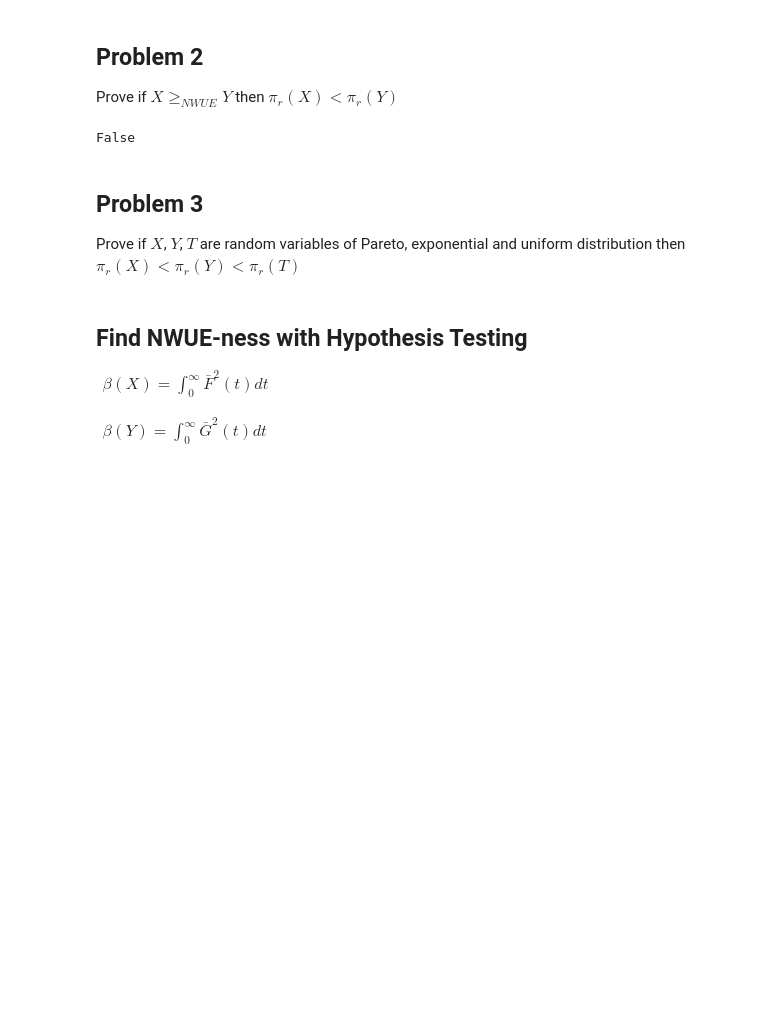
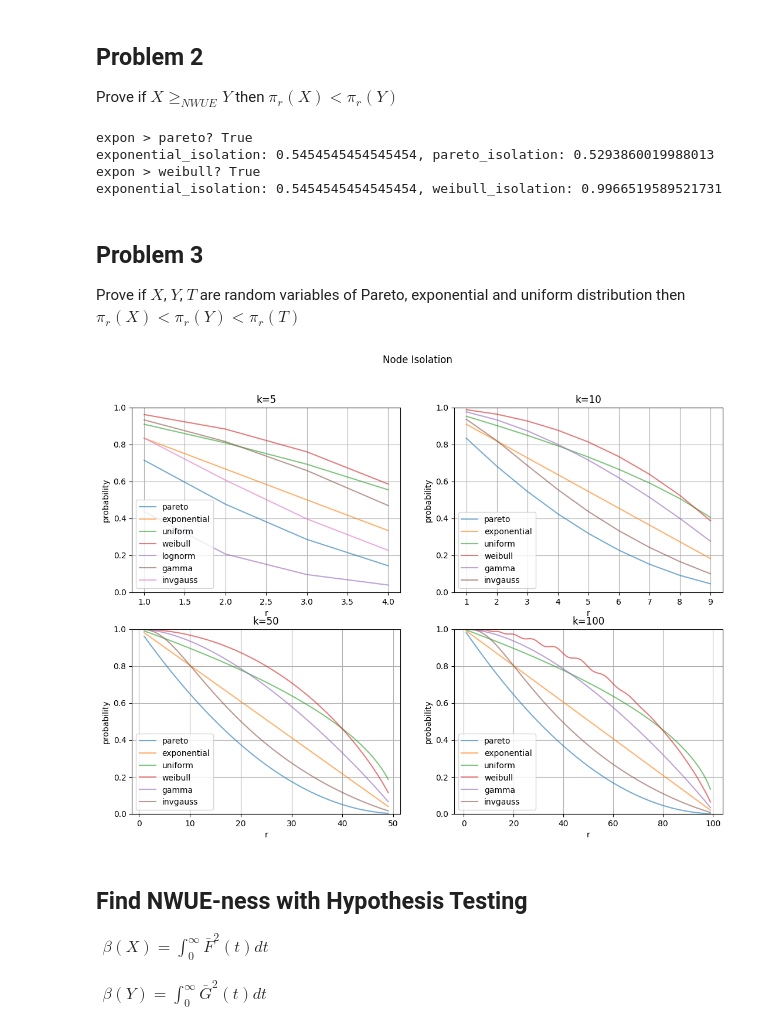
Before and after one commit to ILoveBacteria/model-node-lifetime, a Jupyter notebook: notebook.ipynb, the cells around one changed output. Drawn from its saved outputs; the diff is of its cells as text; code cells hidden in the pictures; blank space fills up the shorter version.

```diff
--- a/notebook.ipynb
+++ b/notebook.ipynb
@@ -95,39 +94,21 @@ def is_more_nwue(dist_x, dist_y) -> bool:
 ## Problem 2
 
 Prove if $X \geq_{NWUE} Y$ then $\pi_r(X) < \pi_r(Y)$
-# %%
-
-pareto_shape = 20.0
-weibull_shape = 20.0
-pareto_scale = 10
-weibull_scale = 10.7
-expon_lambda = 2
-expon_scale = 10
-
-temp = is_more_nwue(expon(scale=(1/expon_lambda), loc=expon_scale), pareto(b=pareto_shape, scale=pareto_scale))
-print(temp)
-
-# def plot_isolation_probabilities(k, r, axes):
-#     shape = np.arange(1.01, 20.0)
-#     pareto = np.array([pareto_isolation(k, r, i) for i in shape])
-#     axes.plot(shape, pareto, color='green', alpha=0.5, label='pareto')
-
-
-# fig, ax = plt.subplots(2, 2, figsize=(12, 8))
-# ax = ax.flatten()
-# fig.suptitle('Node Isolation')
-# for i, j in zip(ax, count_of_neighbors):
-#     plot_isolation_probabilities(k=j, r=j//2, axes=i)
-#     i.legend()
-#     i.grid(True)
-#     i.set_title(f'k={j}')
-#     i.set_xlabel('r')
-#     i.set_ylabel('probability')
-
-# print(exponential_isolation(10, 7))
-# print(pareto_isolation(10, 7, pareto_shape))
-# %% [output]
-False
+# %%
+pareto_shape = 20.0
+weibull_shape = 10.0
+pareto_scale = 10
+expon_lambda = 2
+
+temp = is_more_nwue(expon(scale=(1/expon_lambda)), pareto(b=pareto_shape, scale=pareto_scale))
+print(f'expon > pareto? {temp}\nexponential_isolation: {exponential_isolation(10, 5)}, pareto_isolation: {pareto_isolation(10, 5, pareto_shape)}')
+temp = is_more_nwue(expon(scale=(1/expon_lambda)), weibull(weibull_shape))
+print(f'expon > weibull? {temp}\nexponential_isolation: {exponential_isolation(10, 5)}, weibull_isolation: {general_isolation(10, 5, weibull(weibull_shape))}')
+# %% [output]
+expon > pareto? True
+exponential_isolation: 0.5454545454545454, pareto_isolation: 0.5293860019988013
+expon > weibull? True
+exponential_isolation: 0.5454545454545454, weibull_isolation: 0.9966519589521731
 # %% [markdown]
 ## Problem 3
 
@@ -135,31 +116,34 @@ Prove if $X$, $Y$, $T$ are random variables of Pareto, exponential and uniform d
 # %%
 shape = 2.0
 color_alpha = 0.6
 count_of_neighbors = (5, 10, 50, 100)
 
 def plot_isolation_probabilities(k, axes):
     r = np.arange(1, k)
     axes.plot(r, np.array([pareto_isolation(k, i, shape) for i in r]), alpha=color_alpha, label='pareto')
     axes.plot(r, np.array([exponential_isolation(k, i) for i in r]), alpha=color_alpha, label='exponential')
     axes.plot(r, np.array([uniform_isolation(k, i) for i in r]), alpha=color_alpha, label='uniform')
     axes.plot(r, np.array([general_isolation(k, i, weibull(shape)) for i in r]), alpha=color_alpha, label='weibull')
     # axes.plot(r, np.array([general_isolation(k, i, levy()) for i in r]), alpha=color_alpha, label='levy')
-    axes.plot(r, np.array([general_isolation(k, i, lognorm(shape)) for i in r]), alpha=color_alpha, label='lognorm')
+    if k <= 5:
+      axes.plot(r, np.array([general_isolation(k, i, lognorm(shape)) for i in r]), alpha=color_alpha, label='lognorm')
     axes.plot(r, np.array([general_isolation(k, i, gamma_dist(shape)) for i in r]), alpha=color_alpha, label='gamma')
     axes.plot(r, np.array([general_isolation(k, i, invgauss(shape)) for i in r]), alpha=color_alpha, label='invgauss')
 
 
 fig, ax = plt.subplots(2, 2, figsize=(13, 9))
 ax = ax.flatten()
 fig.suptitle('Node Isolation')
 for i, j in zip(ax, count_of_neighbors):
     plot_isolation_probabilities(k=j, axes=i)
     i.legend()
     i.grid(True)
     i.set_title(f'k={j}')
     i.set_xlabel('r')
     i.set_ylabel('probability')
     i.set_ylim(0, 1)
+# %% [output]
+[figure, added]
 # %% [markdown]
 ## Find NWUE-ness with Hypothesis Testing
 
```
Also changed, not shown: parts of 2 cells of this notebook.
